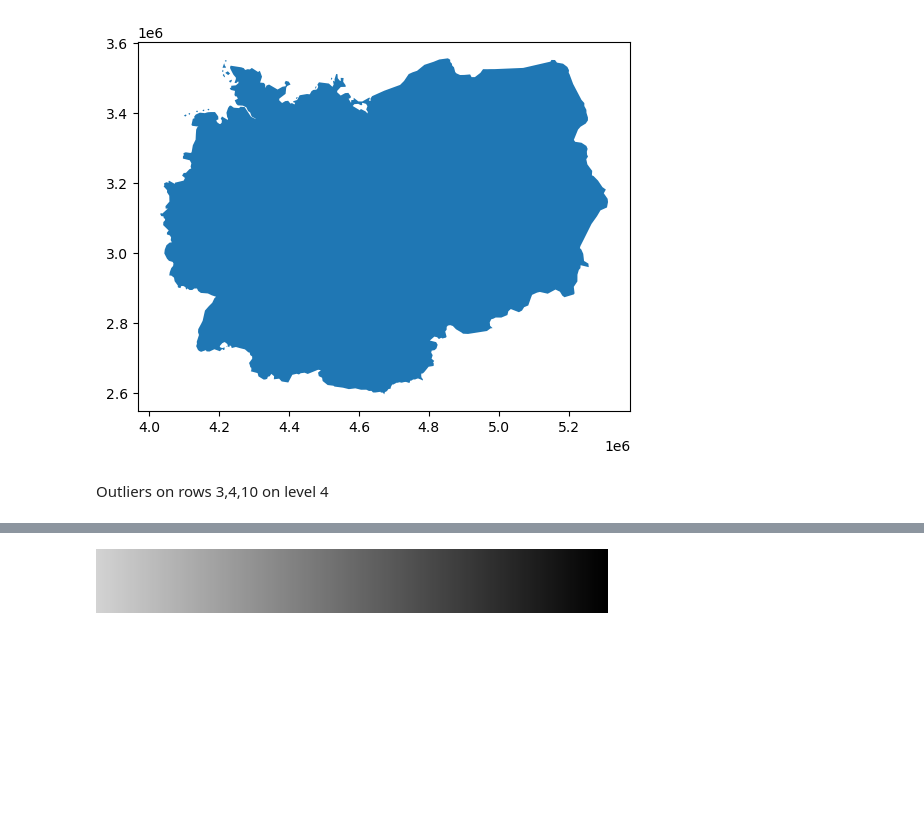
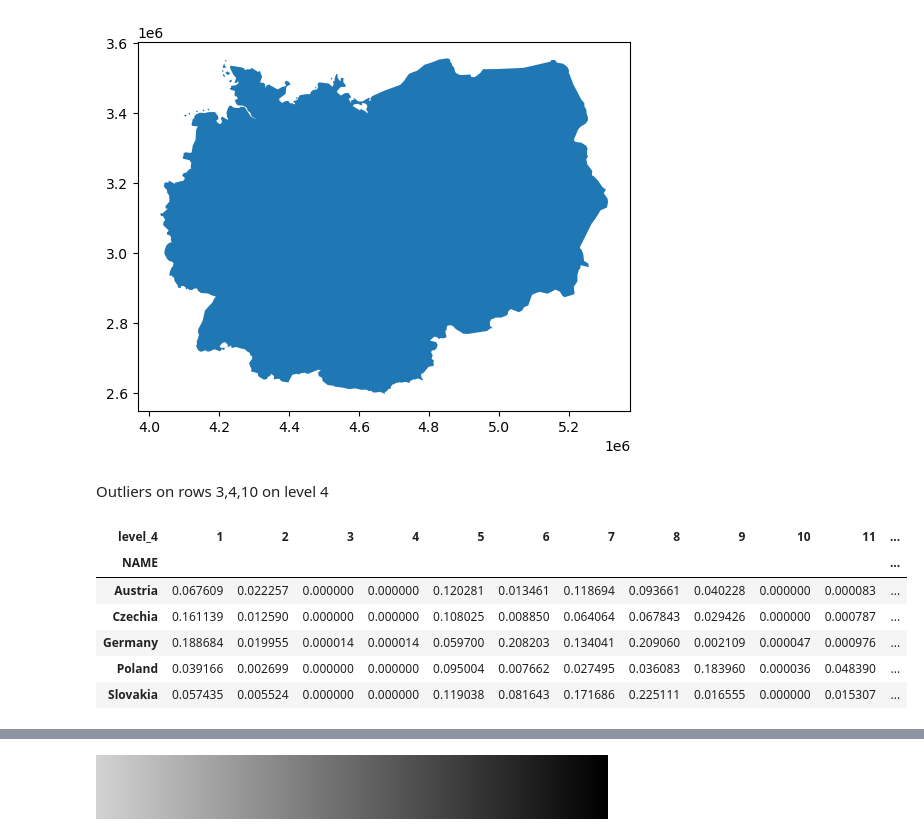
Before and after one commit to uscuni/boundaries_of_change, a Jupyter notebook: code/bray-curtis.ipynb, the cells around one changed output, grey strips where cells are left out. Cells and saved outputs as stored; diff of their text form; code cells hidden in the pictures; blank space fills up the shorter version.

```diff
--- a/code/bray-curtis.ipynb
+++ b/code/bray-curtis.ipynb
@@ -130,0 +125,10 @@ def compute_bc_matrix(count_table):
+# %%
+norm
+# %% [output]
+| level_4 | 1 | 2 | 3 | 4 | 5 | 6 | 7 | 8 | 9 | 10 | 11 | ... |
+| NAME |  |  |  |  |  |  |  |  |  |  |  | ... |
+| Austria | 0.067609 | 0.022257 | 0.000000 | 0.000000 | 0.120281 | 0.013461 | 0.118694 | 0.093661 | 0.040228 | 0.000000 | 0.000083 | ... |
+| Czechia | 0.161139 | 0.012590 | 0.000000 | 0.000000 | 0.108025 | 0.008850 | 0.064064 | 0.067843 | 0.029426 | 0.000000 | 0.000787 | ... |
+| Germany | 0.188684 | 0.019955 | 0.000014 | 0.000014 | 0.059700 | 0.208203 | 0.134041 | 0.209060 | 0.002109 | 0.000047 | 0.000976 | ... |
+| Poland | 0.039166 | 0.002699 | 0.000000 | 0.000000 | 0.095004 | 0.007662 | 0.027495 | 0.036083 | 0.183960 | 0.000036 | 0.048390 | ... |
+| Slovakia | 0.057435 | 0.005524 | 0.000000 | 0.000000 | 0.119038 | 0.081643 | 0.171686 | 0.225111 | 0.016555 | 0.000000 | 0.015307 | ... |
```
Also changed, not shown: parts of 28 cells of this notebook, 2 other files.
